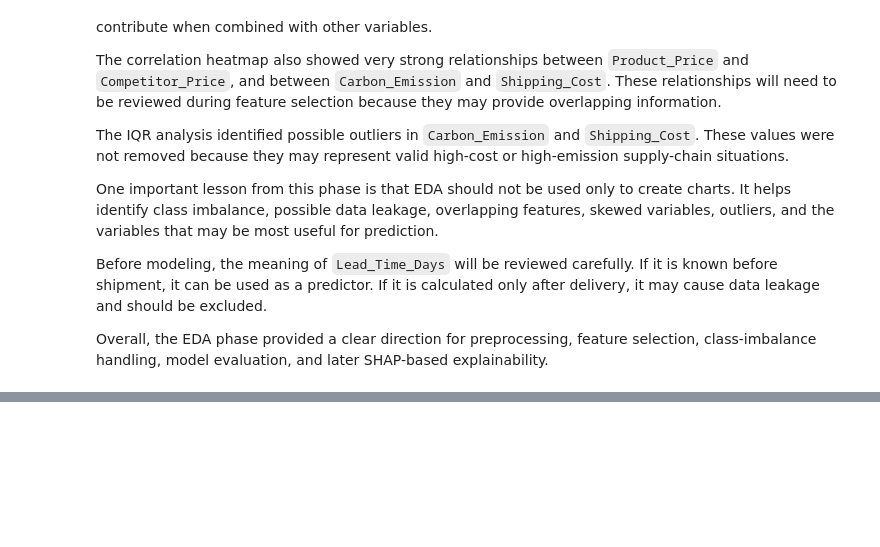
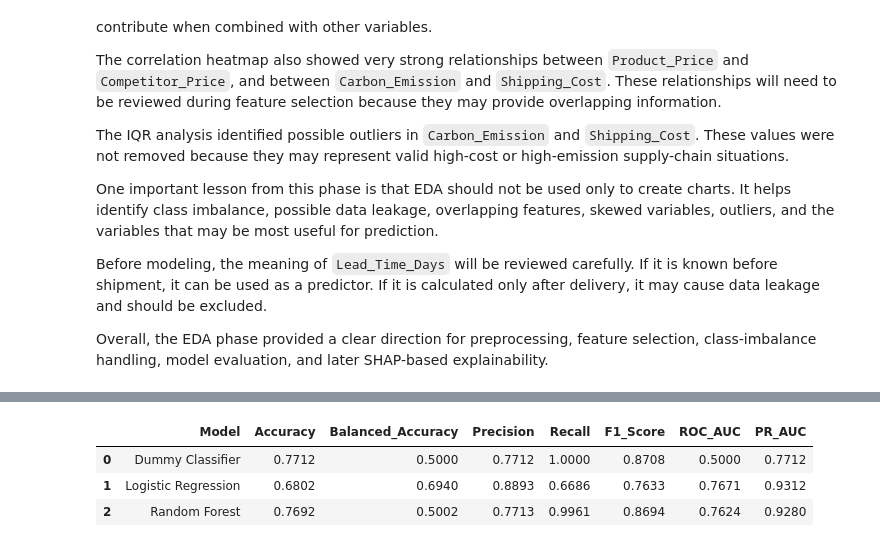
Before and after one commit to Kiruthikaa2512/cb_supply_risk, a Jupyter notebook: notebooks/cross_border_supply_chain_analysis.ipynb, the cells around one changed output, grey strips where cells are left out. Saved outputs shown, nothing was run; the diff lists cells and outputs as text; code cells hidden in the pictures; blank space fills up the shorter version.

```diff
--- a/notebooks/cross_border_supply_chain_analysis.ipynb
+++ b/notebooks/cross_border_supply_chain_analysis.ipynb
@@ -3185,0 +4105,74 @@ explainability.
+# %%
+# Create the Random Forest model
+random_forest_model = RandomForestClassifier(
+    n_estimators=200,
+    class_weight="balanced_subsample",
+    random_state=42,
+    n_jobs=-1,
+)
+
+# Train the model
+random_forest_model.fit(
+    X_train_preprocessed,
+    y_train,
+)
+
+# Generate predictions and probabilities
+random_forest_predictions = random_forest_model.predict(
+    X_test_preprocessed
+)
+
+random_forest_probabilities = (
+    random_forest_model.predict_proba(
+        X_test_preprocessed
+    )[:, 1]
+)
+
+# Evaluate Random Forest
+random_forest_result = evaluate_classification_model(
+    model_name="Random Forest",
+    actual_values=y_test,
+    predicted_values=random_forest_predictions,
+    predicted_probabilities=random_forest_probabilities,
+)
+
+# Add Random Forest to the comparison table
+model_comparison_results = pd.concat(
+    [
+        model_comparison_results,
+        pd.DataFrame([random_forest_result]),
+    ],
+    ignore_index=True,
+)
+
+print("Random Forest trained successfully.")
+
+print("\nPredicted-class distribution:")
+print(
+    pd.Series(random_forest_predictions)
+    .value_counts()
+    .sort_index()
+    .rename(index={
+        0: "On Time",
+        1: "Delayed",
+    })
+)
+
+print("\nModel comparison:")
+display(
+    model_comparison_results.round(4)
+)
+
+print("\nRandom Forest classification report:")
+print(
+    classification_report(
+        y_test,
+        random_forest_predictions,
+        target_names=[
+            "On Time",
+            "Delayed",
+        ],
+        zero_division=0,
+    )
+)
+# %% [output]
@@ -3185,0 +4187,4 @@ explainability.
+|  | Model | Accuracy | Balanced_Accuracy | Precision | Recall | F1_Score | ROC_AUC | PR_AUC |
+| 0 | Dummy Classifier | 0.7712 | 0.5000 | 0.7712 | 1.0000 | 0.8708 | 0.5000 | 0.7712 |
+| 1 | Logistic Regression | 0.6802 | 0.6940 | 0.8893 | 0.6686 | 0.7633 | 0.7671 | 0.9312 |
+| 2 | Random Forest | 0.7692 | 0.5002 | 0.7713 | 0.9961 | 0.8694 | 0.7624 | 0.9280 |
```
Also changed, not shown: parts of 48 cells of this notebook, 14 other files.
